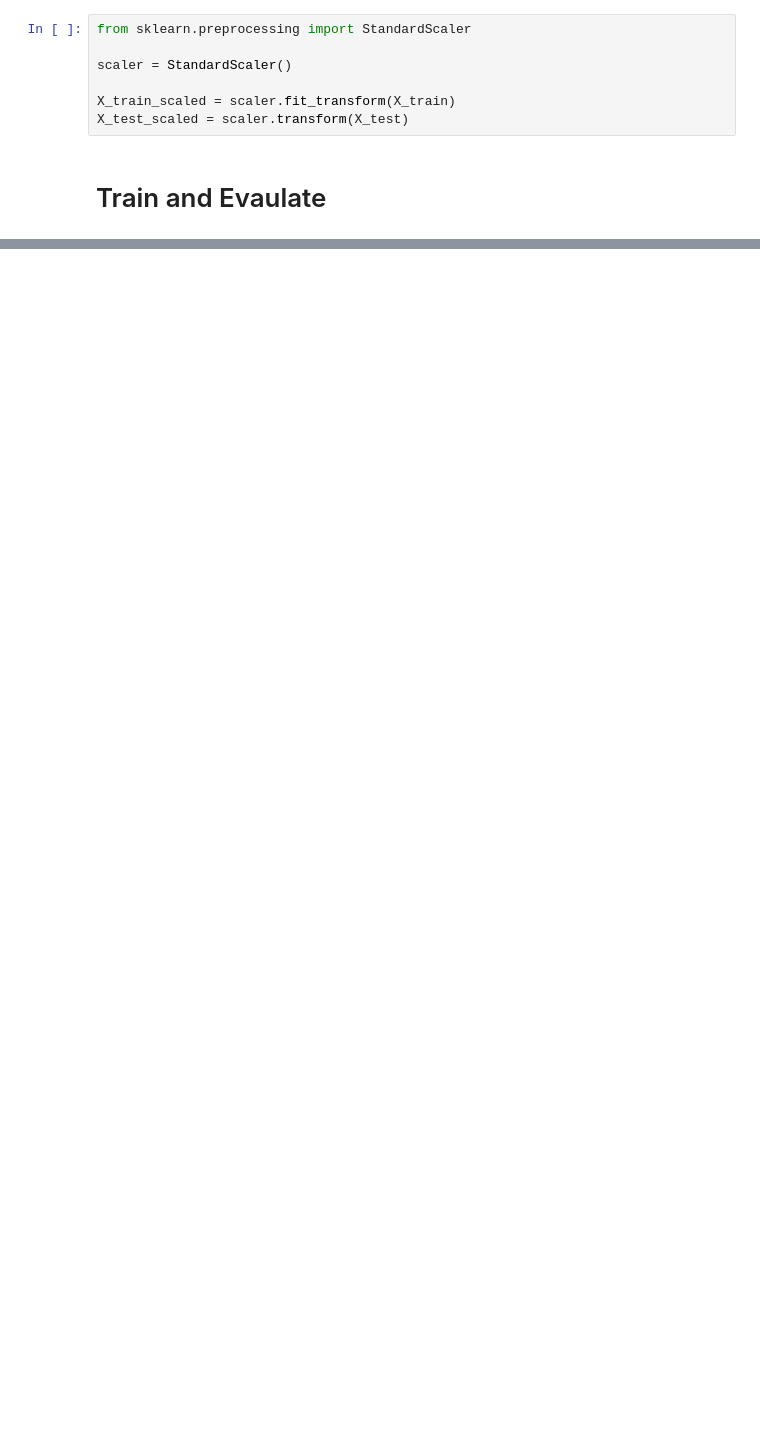
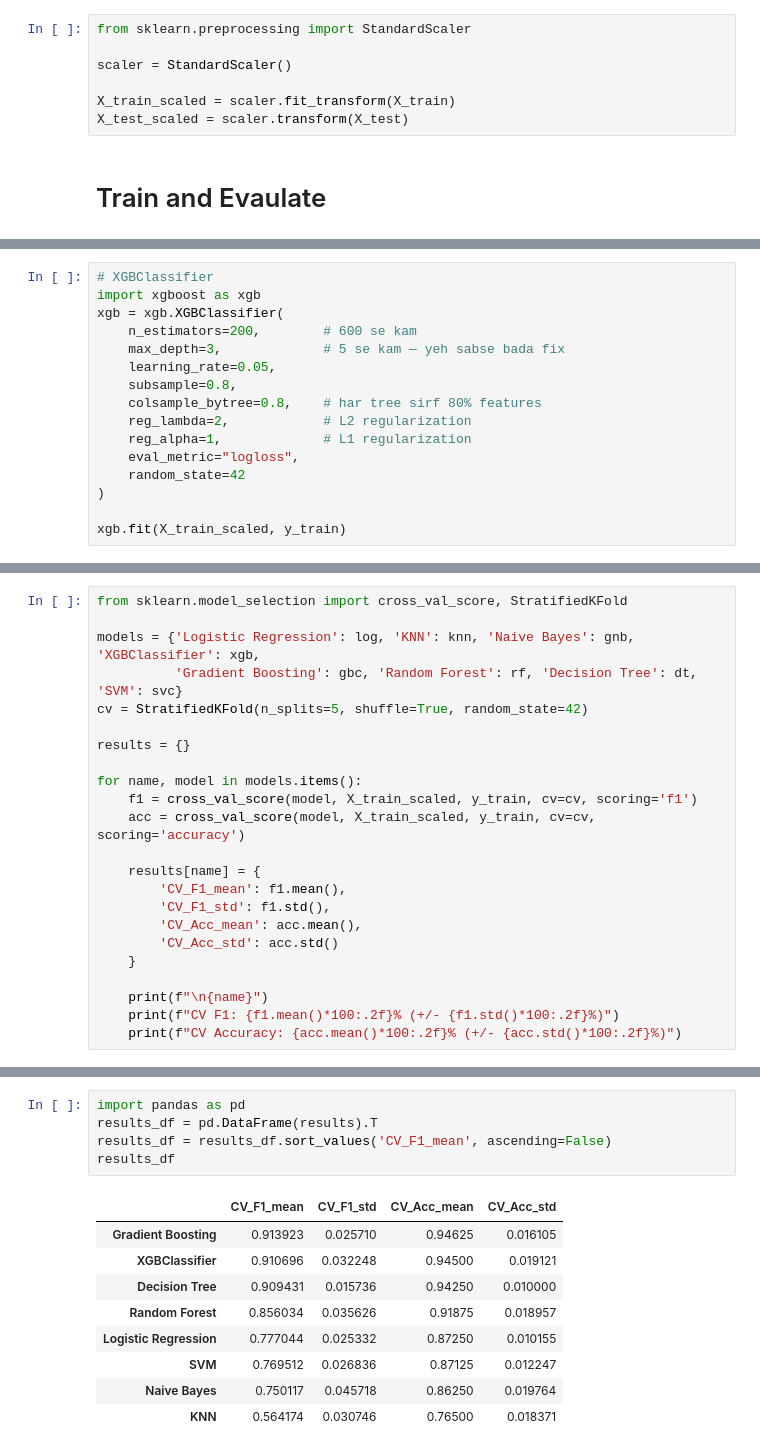
Before and after one commit to Devanshyelne/loan-approval-predictor, a Jupyter notebook: loan-approval-predictor.ipynb, the cells around one changed output, grey strips where cells are left out. Saved outputs shown, nothing was run; the diff lists cells and outputs as text; blank space fills up the shorter version.

```diff
--- a/loan-approval-predictor.ipynb
+++ b/loan-approval-predictor.ipynb
@@ -474,0 +625,16 @@ confusion_matrix : [[126  13]
+# %%
+# XGBClassifier
+import xgboost as xgb
+xgb = xgb.XGBClassifier(
+    n_estimators=200,        # 600 se kam
+    max_depth=3,             # 5 se kam — yeh sabse bada fix
+    learning_rate=0.05,
+    subsample=0.8,
+    colsample_bytree=0.8,    # har tree sirf 80% features
+    reg_lambda=2,            # L2 regularization
+    reg_alpha=1,             # L1 regularization
+    eval_metric="logloss",
+    random_state=42
+)
+
+xgb.fit(X_train_scaled, y_train)
@@ -474,0 +654,23 @@ confusion_matrix : [[126  13]
+# %%
+from sklearn.model_selection import cross_val_score, StratifiedKFold
+
+models = {'Logistic Regression': log, 'KNN': knn, 'Naive Bayes': gnb, 'XGBClassifier': xgb,
+          'Gradient Boosting': gbc, 'Random Forest': rf, 'Decision Tree': dt, 'SVM': svc}
+cv = StratifiedKFold(n_splits=5, shuffle=True, random_state=42)
+
+results = {}
+
+for name, model in models.items():
+    f1 = cross_val_score(model, X_train_scaled, y_train, cv=cv, scoring='f1')
+    acc = cross_val_score(model, X_train_scaled, y_train, cv=cv, scoring='accuracy')
+
+    results[name] = {
+        'CV_F1_mean': f1.mean(),
+        'CV_F1_std': f1.std(),
+        'CV_Acc_mean': acc.mean(),
+        'CV_Acc_std': acc.std()
+    }
+
+    print(f"\n{name}")
+    print(f"CV F1: {f1.mean()*100:.2f}% (+/- {f1.std()*100:.2f}%)")
+    print(f"CV Accuracy: {acc.mean()*100:.2f}% (+/- {acc.std()*100:.2f}%)")
@@ -474,0 +695,15 @@ confusion_matrix : [[126  13]
+# %%
+import pandas as pd
+results_df = pd.DataFrame(results).T
+results_df = results_df.sort_values('CV_F1_mean', ascending=False)
+results_df
+# %% [output]
+|  | CV_F1_mean | CV_F1_std | CV_Acc_mean | CV_Acc_std |
+| Gradient Boosting | 0.913923 | 0.025710 | 0.94625 | 0.016105 |
+| XGBClassifier | 0.910696 | 0.032248 | 0.94500 | 0.019121 |
+| Decision Tree | 0.909431 | 0.015736 | 0.94250 | 0.010000 |
+| Random Forest | 0.856034 | 0.035626 | 0.91875 | 0.018957 |
+| Logistic Regression | 0.777044 | 0.025332 | 0.87250 | 0.010155 |
+| SVM | 0.769512 | 0.026836 | 0.87125 | 0.012247 |
+| Naive Bayes | 0.750117 | 0.045718 | 0.86250 | 0.019764 |
+| KNN | 0.564174 | 0.030746 | 0.76500 | 0.018371 |
```
Also changed, not shown: parts of 26 cells of this notebook.
